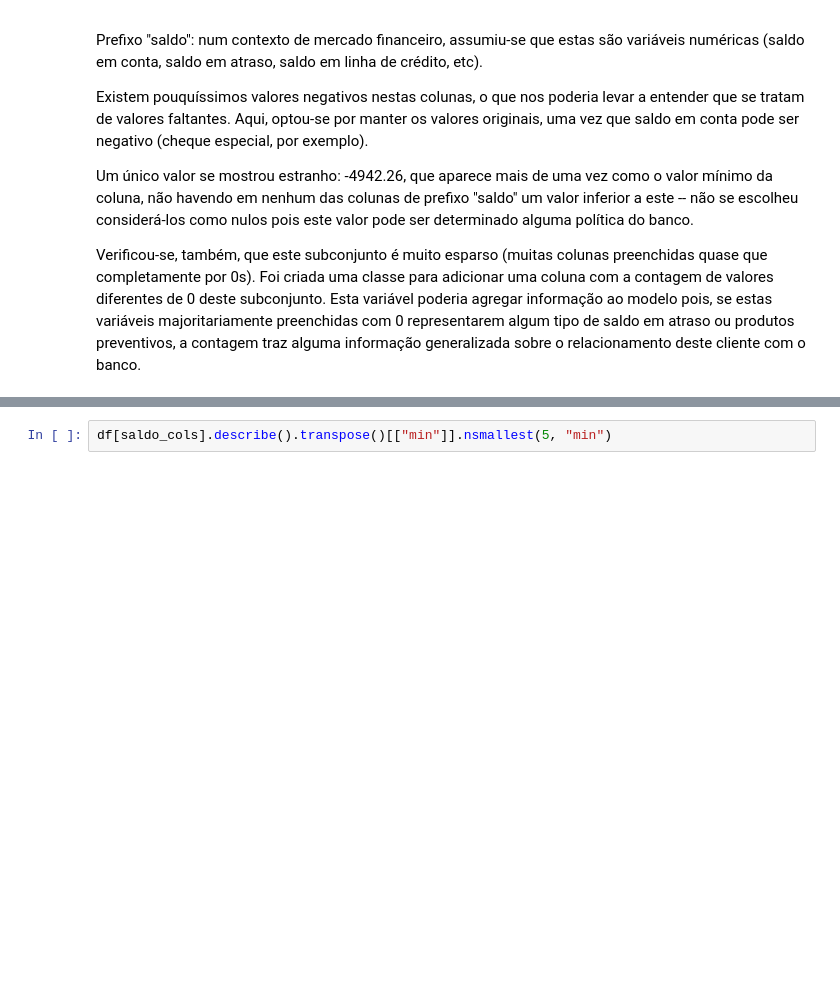
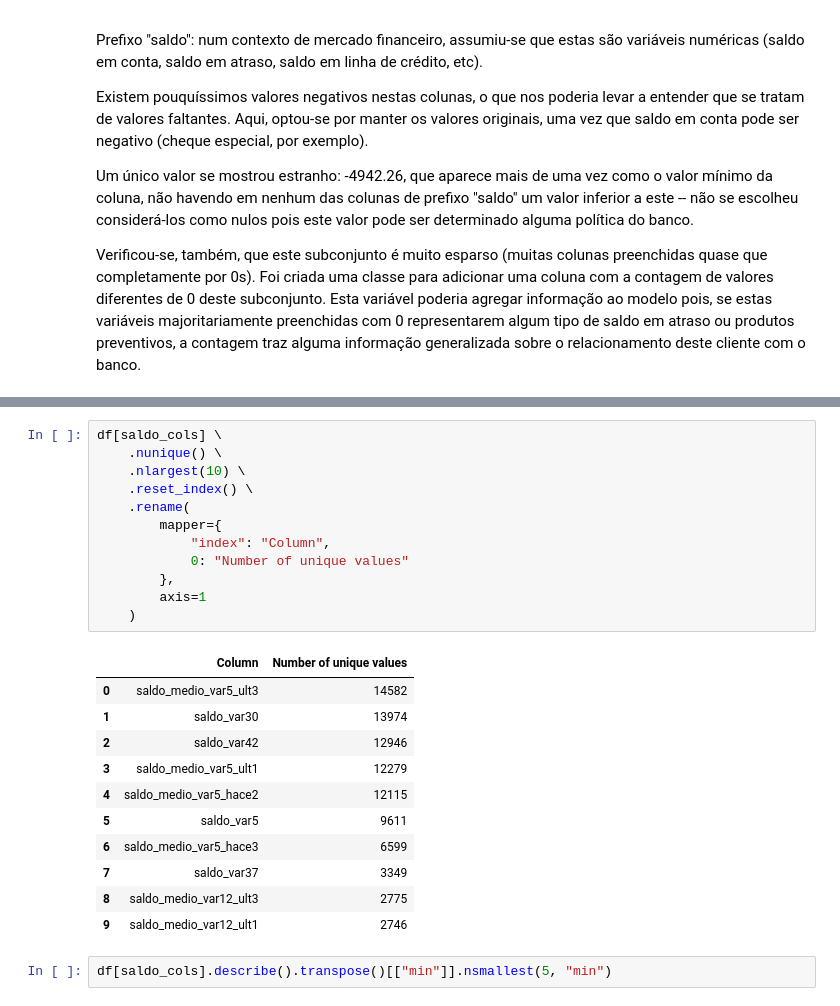
Before and after one commit to FelipeViacava/data-masters-case, a Jupyter notebook: 01-eda.ipynb, the cells around one changed output, grey strips where cells are left out. Saved outputs shown, nothing was run; the diff lists cells and outputs as text; blank space fills up the shorter version.

```diff
--- a/01-eda.ipynb
+++ b/01-eda.ipynb
@@ -150,6 +150,30 @@ df[saldo_cols].describe()
 | 50% | 0.000000e+00 | 3.000000 | 0.000000 | 0.000000e+00 | 0.000000 | 0.000000e+00 | 0.000000e+00 | ... |
 | 75% | 0.000000e+00 | 90.000000 | 0.000000 | 0.000000e+00 | 0.000000 | 0.000000e+00 | 0.000000e+00 | ... |
 | max | 3.000000e+06 | 619329.150000 | 240045.000000 | 3.008077e+06 | 450000.000000 | 1.500000e+06 | 1.500000e+06 | ... |
+# %%
+df[saldo_cols] \
+    .nunique() \
+    .nlargest(10) \
+    .reset_index() \
+    .rename(
+        mapper={
+            "index": "Column",
+            0: "Number of unique values"
+        },
+        axis=1
+    )
+# %% [output]
+|  | Column | Number of unique values |
+| 0 | saldo_medio_var5_ult3 | 14582 |
+| 1 | saldo_var30 | 13974 |
+| 2 | saldo_var42 | 12946 |
+| 3 | saldo_medio_var5_ult1 | 12279 |
+| 4 | saldo_medio_var5_hace2 | 12115 |
+| 5 | saldo_var5 | 9611 |
+| 6 | saldo_medio_var5_hace3 | 6599 |
+| 7 | saldo_var37 | 3349 |
+| 8 | saldo_medio_var12_ult3 | 2775 |
+| 9 | saldo_medio_var12_ult1 | 2746 |
 # %%
 df[saldo_cols].describe().transpose()[["min"]].nsmallest(5, "min")
 # %% [output]
```
Also changed, not shown: parts of 16 cells of this notebook, 1 other file.
